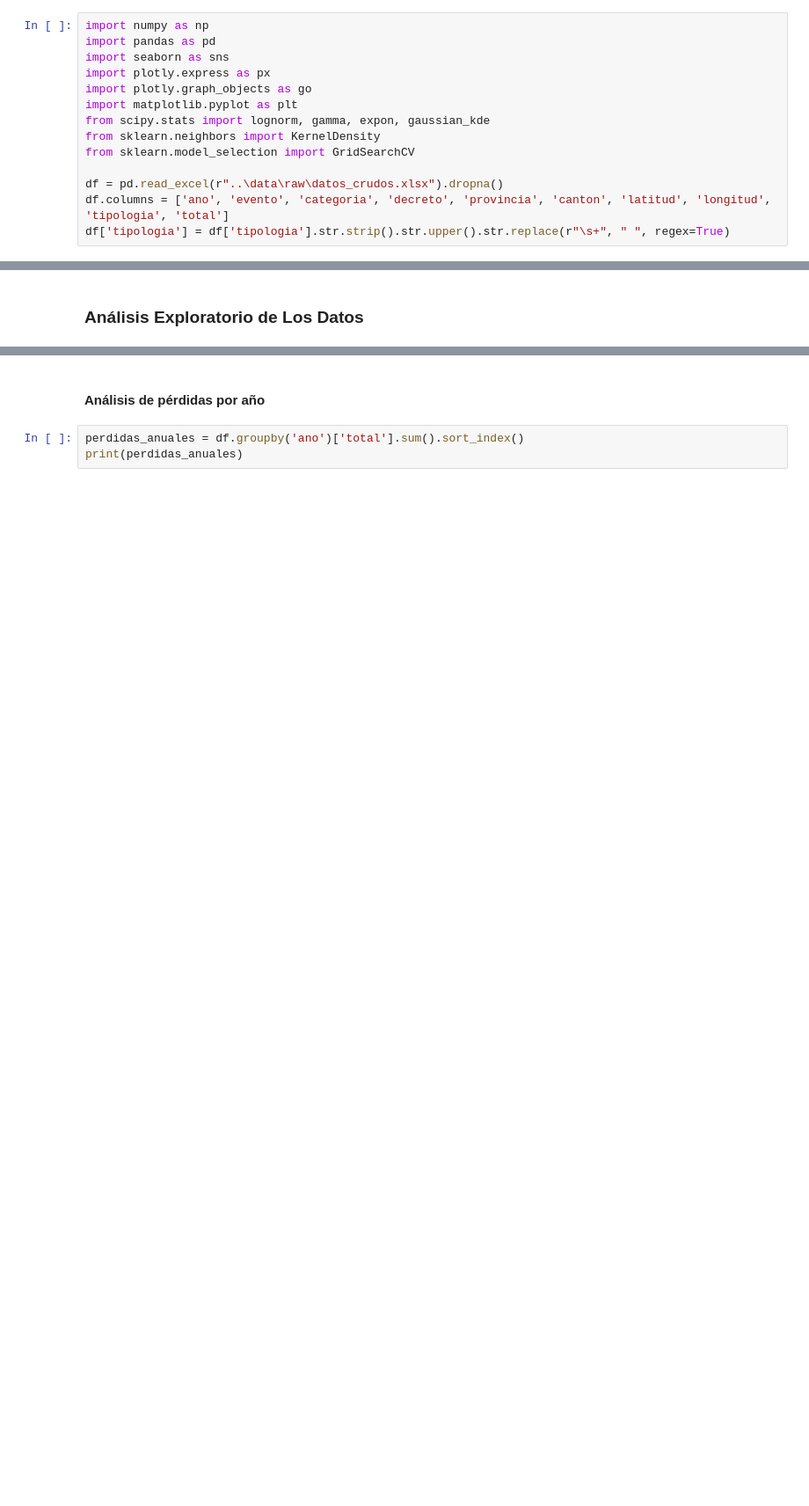
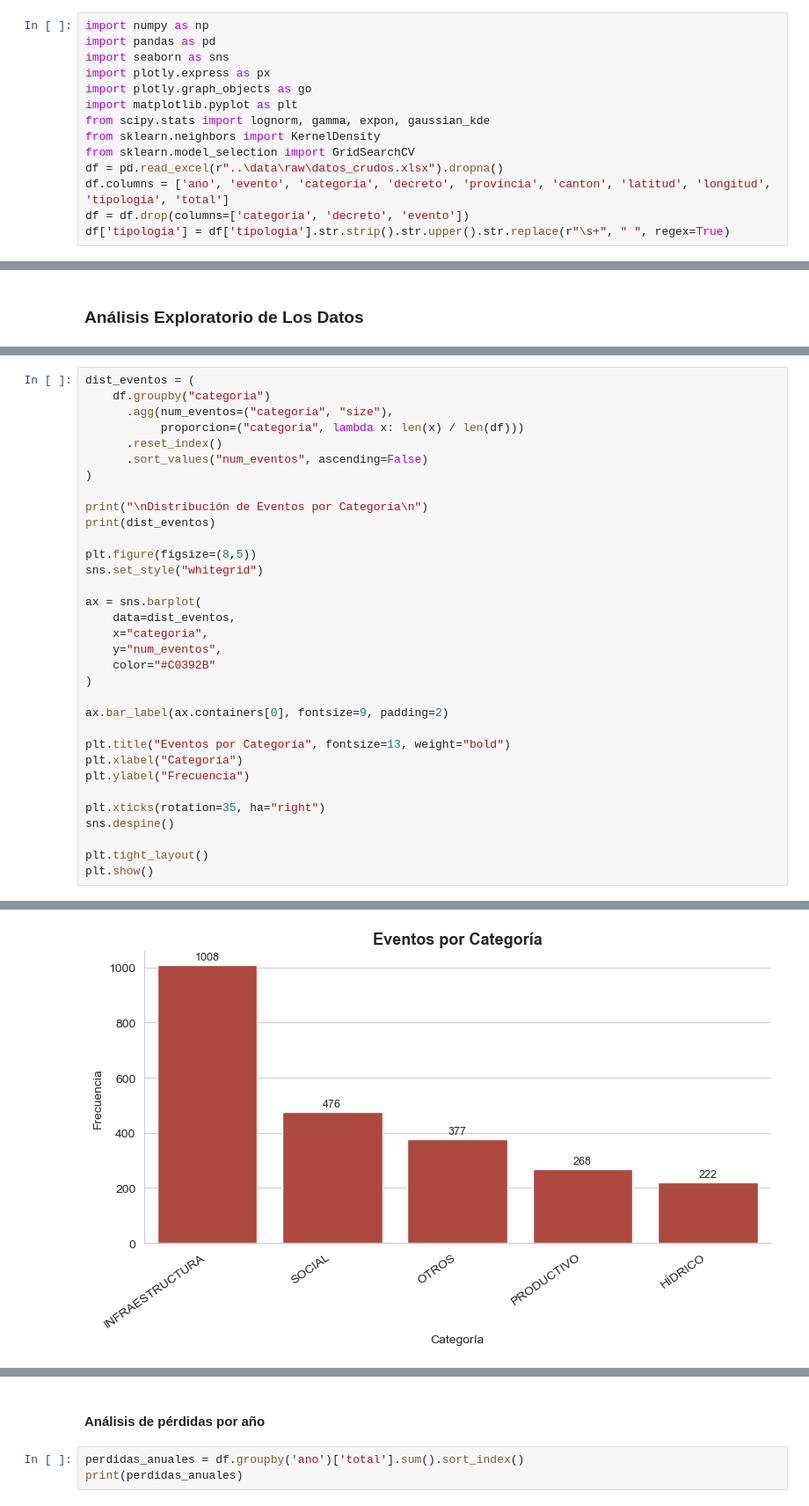
Before and after one commit to CA0307-II-2025/grupo-2, a Jupyter notebook: notebooks/0_analisis_exploratorio.ipynb, the cells around one changed output, grey strips where cells are left out. Shown at 88% size. Saved outputs shown, nothing was run; the diff lists cells and outputs as text; blank space fills up the shorter version.

```diff
--- a/notebooks/0_analisis_exploratorio.ipynb
+++ b/notebooks/0_analisis_exploratorio.ipynb
@@ -8,7 +8,7 @@ import matplotlib.pyplot as plt
 from scipy.stats import lognorm, gamma, expon, gaussian_kde
 from sklearn.neighbors import KernelDensity
 from sklearn.model_selection import GridSearchCV
-
 df = pd.read_excel(r"..\data\raw\datos_crudos.xlsx").dropna()
 df.columns = ['ano', 'evento', 'categoria', 'decreto', 'provincia', 'canton', 'latitud', 'longitud', 'tipologia', 'total']
+df = df.drop(columns=['categoria', 'decreto', 'evento'])
 df['tipologia'] = df['tipologia'].str.strip().str.upper().str.replace(r"\s+", " ", regex=True)
@@ -46,0 +112,34 @@ Name: total, dtype: float64
+# %%
+dist_eventos = (
+    df.groupby("categoria")
+      .agg(num_eventos=("categoria", "size"),
+           proporcion=("categoria", lambda x: len(x) / len(df)))
+      .reset_index()
+      .sort_values("num_eventos", ascending=False)
+)
+
+print("\nDistribución de Eventos por Categoría\n")
+print(dist_eventos)
+
+plt.figure(figsize=(8,5))
+sns.set_style("whitegrid")
+
+ax = sns.barplot(
+    data=dist_eventos,
+    x="categoria",
+    y="num_eventos",
+    color="#C0392B"
+)
+
+ax.bar_label(ax.containers[0], fontsize=9, padding=2)
+
+plt.title("Eventos por Categoría", fontsize=13, weight="bold")
+plt.xlabel("Categoría")
+plt.ylabel("Frecuencia")
+
+plt.xticks(rotation=35, ha="right")
+sns.despine()
+
+plt.tight_layout()
+plt.show()
+# %% [output]
@@ -46,0 +154 @@ Name: total, dtype: float64
+[figure, added]
```
Also changed, not shown: parts of 23 cells of this notebook, 48 other files.
